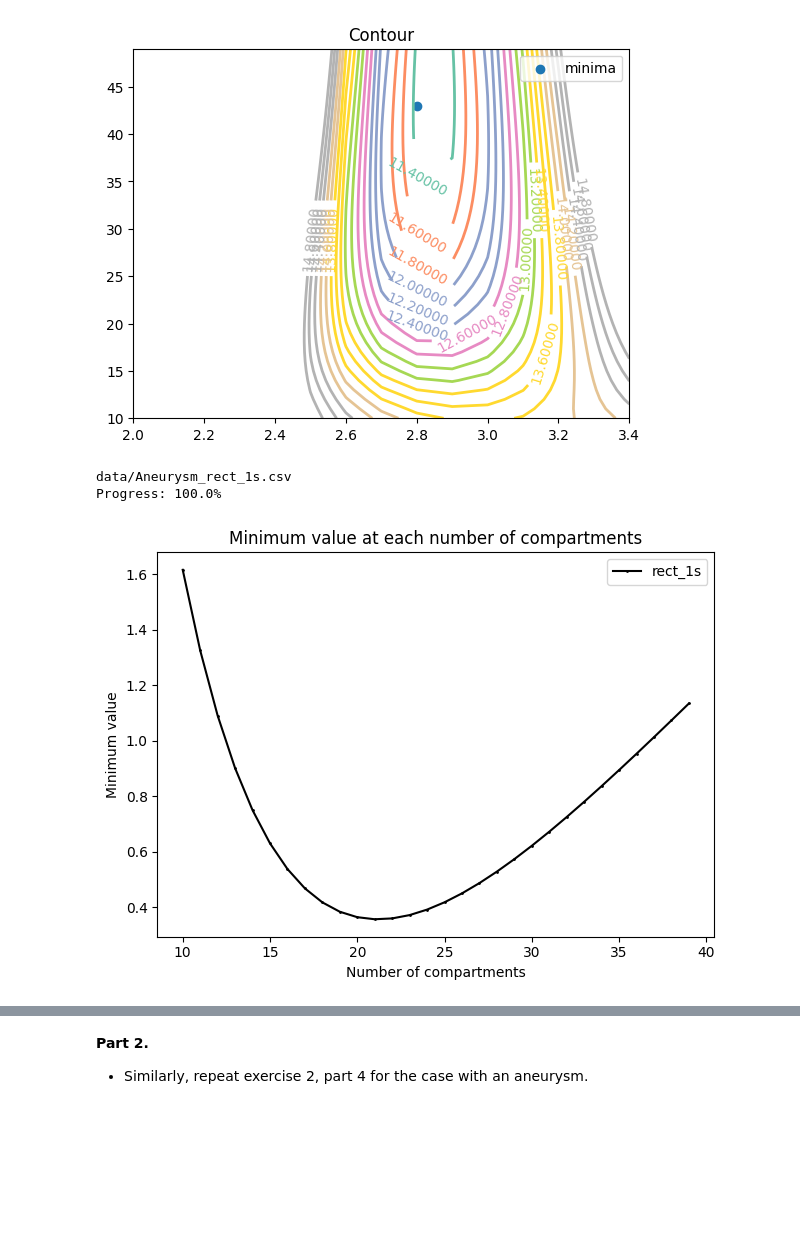
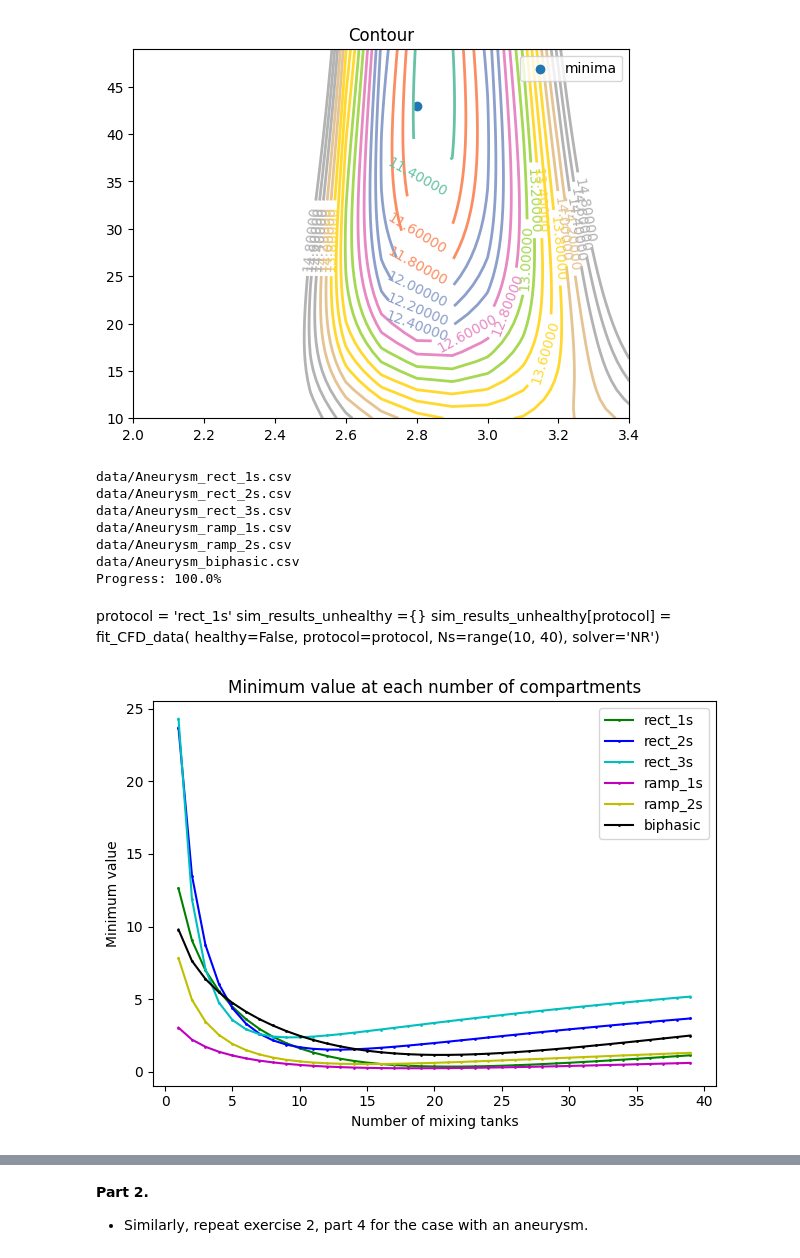
Before and after one commit to waves-stats/MOD_510_2023_autumn, a Jupyter notebook: Project3/project3_draft.ipynb, the cells around one changed output, grey strips where cells are left out. Saved outputs shown, nothing was run; the diff lists cells and outputs as text; code cells hidden in the pictures; blank space fills up the shorter version.

```diff
--- a/Project3/project3_draft.ipynb
+++ b/Project3/project3_draft.ipynb
@@ -1052,24 +1057,37 @@ parameters: [2.8][43]
 [figure]
 [figure]
 # %%
-protocol = 'rect_1s'
 sim_results_unhealthy ={}
-sim_results_unhealthy[protocol] = fit_CFD_data(
-            healthy=False, protocol=protocol, Ns=range(10, 40), solver='NR')
+for protocol in protocols:
+    sim_results_unhealthy[protocol] = fit_CFD_data(
+            healthy=False, protocol=protocol, Ns=range(1, 40), solver='NR')
 # %% [output]
 data/Aneurysm_rect_1s.csv
+data/Aneurysm_rect_2s.csv
+data/Aneurysm_rect_3s.csv
+data/Aneurysm_ramp_1s.csv
+data/Aneurysm_ramp_2s.csv
+data/Aneurysm_biphasic.csv
 Progress: 100.0%
+# %% [markdown]
+protocol = 'rect_1s'
+sim_results_unhealthy ={}
+sim_results_unhealthy[protocol] = fit_CFD_data(
+            healthy=False, protocol=protocol, Ns=range(10, 40), solver='NR')
 # %%
-result = sim_results_unhealthy['rect_1s']
 fig, ax = plt.subplots()
-ax.plot(result.index, result['SSR'], '-o', color =colors[col],
+colors = ['r', 'g', 'b', 'c', 'm', 'y', 'k']
+col = 0
+for protocol, result in sim_results_unhealthy.items():
+    # print(sim_results[protocol])
+    col += 1
+    ax.plot(result.index, result['SSR'], '-o', color =colors[col],
             markersize=1, label=protocol,)
 ax.set_title(f'Minimum value at each number of compartments')
-ax.set_xlabel(f'Number of compartments')
+ax.set_xlabel(f'Number of mixing tanks')
 ax.set_ylabel(f'Minimum value')
-#handles = ax.get_legend_handles_labels()
-ax.legend()  # (*handles,loc='lower right', ncol=5)
-# plt.grid()
+
+ax.legend()
 plt.tight_layout()
 # %% [output]
-[figure, old version]
+[figure, new version]
```
Also changed, not shown: parts of 13 cells of this notebook.
